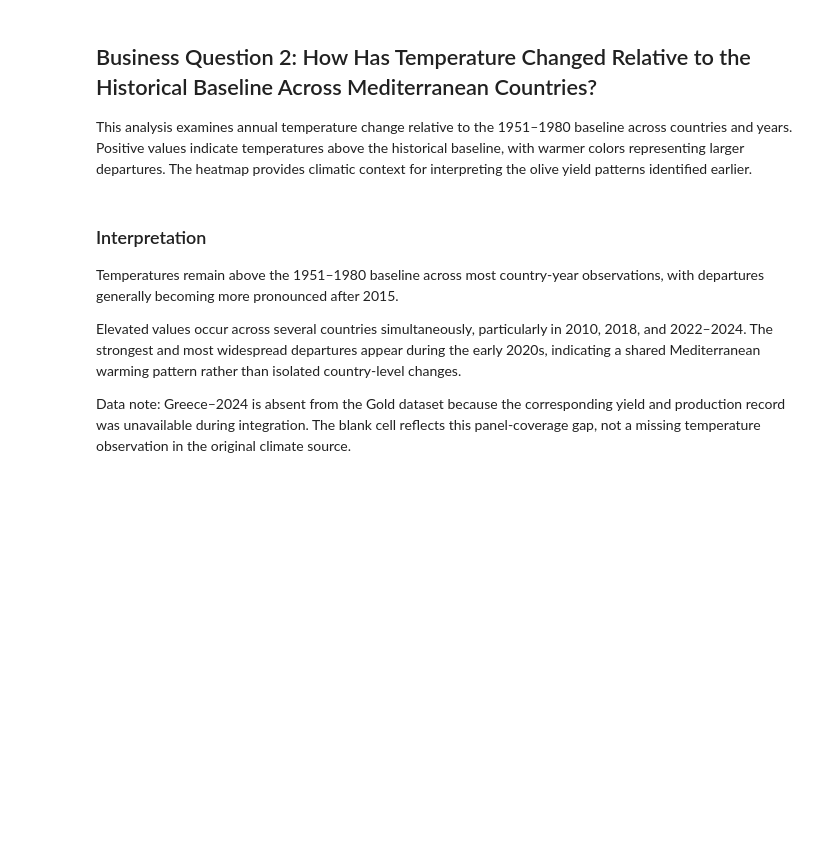
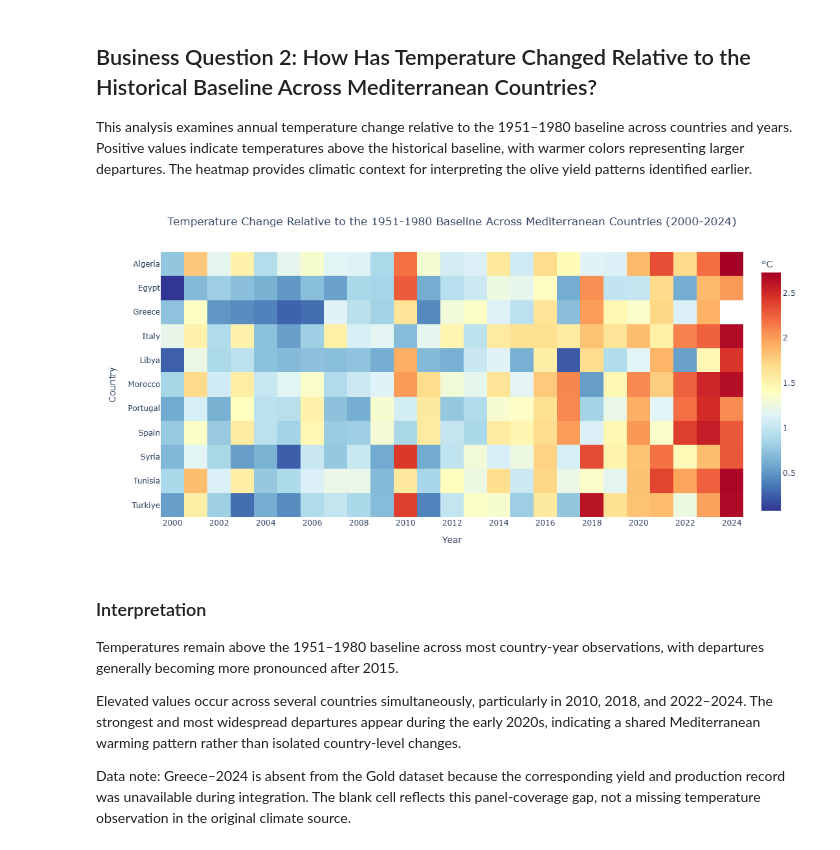
Before and after one commit to MarouaGrira/Olive-Yield-Across-Mediterranean-Countries-Environmental-and-Socioeconomic-Factors, a Jupyter notebook: notebooks/03_exploratory_data_analysis.ipynb, the cells around one changed output. Saved outputs shown, nothing was run; the diff lists cells and outputs as text; code cells hidden in the pictures; blank space fills up the shorter version.

Commit message:
style: fix cut-off titles and generate PNG figures for GitHub preview

```diff
--- a/notebooks/03_exploratory_data_analysis.ipynb
+++ b/notebooks/03_exploratory_data_analysis.ipynb
@@ -338,34 +342,40 @@ fig = px.imshow(
     color_continuous_scale="RdYlBu_r",
     title=(
         "Temperature Change Relative to the 1951-1980 Baseline "
         "Across Mediterranean Countries (2000-2024)"
     ),
     labels={
         "x": "Year",
         "y": "Country",
         "color": "Change from Baseline (°C)",
     },
 )
 
 fig.update_layout(
-    height=500,
+    width=1100,
+    height=550,
     plot_bgcolor="white",
     paper_bgcolor="white",
     title=dict(
         x=0.5,
+        y=0.95,
         xanchor="center",
+        yanchor="top"
     ),
+     margin=dict(l=100, r=100, t=80, b=60),
     coloraxis_colorbar=dict(
         title="°C",
     ),
 )
 
 fig.update_xaxes(
     tickmode="linear",
     dtick=2,
 )
 
 fig.show()
+# %% [output]
+[figure, added]
 # %% [markdown]
 ### Interpretation
 
```
Also changed, not shown: parts of 5 cells of this notebook.
